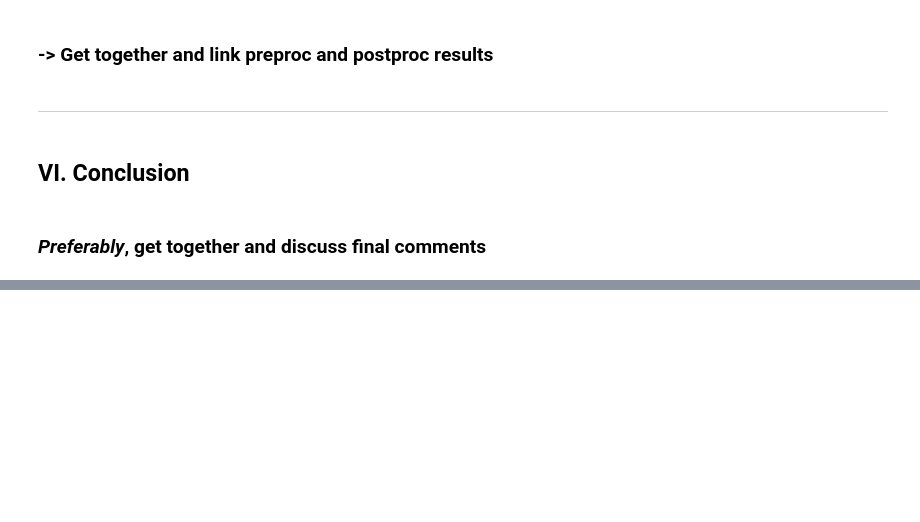
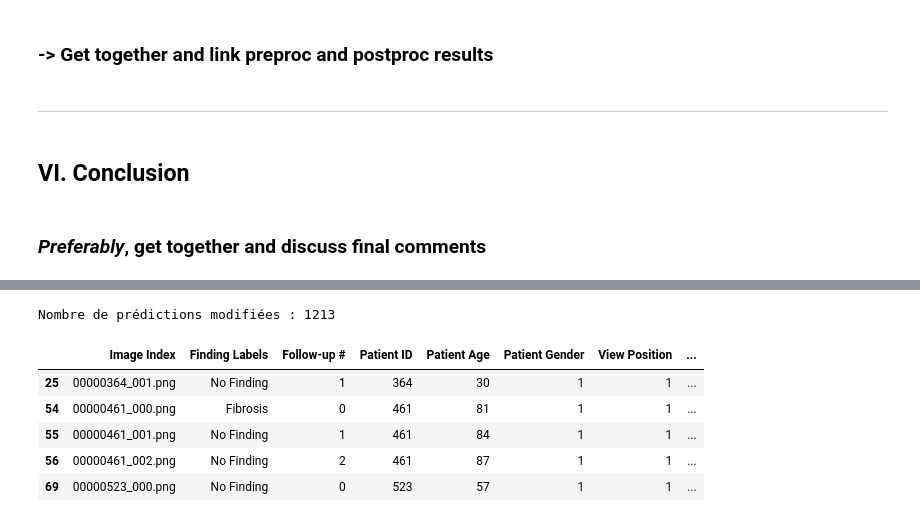
Before and after one commit to Raouf-Medj/projet-fairness, a Jupyter notebook: rendu.ipynb, the cells around one changed output, grey strips where cells are left out. Drawn from its saved outputs; the diff is of its cells as text; code cells hidden in the pictures; blank space fills up the shorter version.

```diff
--- a/rendu.ipynb
+++ b/rendu.ipynb
@@ -1483,0 +1827,16 @@ df_bias_amplification: 0.0000
+# %%
+test_df["preds_before"] = test_with_preds.labels.ravel()
+test_df["preds_after"] = transformed_dataset.labels.ravel()
+
+# Lignes où la prédiction a été modifiée par ROC
+changed_preds = test_df[test_df["preds_before"] != test_df["preds_after"]]
+print("Nombre de prédictions modifiées :", len(changed_preds))
+display(changed_preds.head())
+# %% [output]
+Nombre de prédictions modifiées : 1213
+|  | Image Index | Finding Labels | Follow-up # | Patient ID | Patient Age | Patient Gender | View Position | ... |
+| 25 | 00000364_001.png | No Finding | 1 | 364 | 30 | 1 | 1 | ... |
+| 54 | 00000461_000.png | Fibrosis | 0 | 461 | 81 | 1 | 1 | ... |
+| 55 | 00000461_001.png | No Finding | 1 | 461 | 84 | 1 | 1 | ... |
+| 56 | 00000461_002.png | No Finding | 2 | 461 | 87 | 1 | 1 | ... |
+| 69 | 00000523_000.png | No Finding | 0 | 523 | 57 | 1 | 1 | ... |
```
Also changed, not shown: parts of 48 cells of this notebook, 1 other file.
